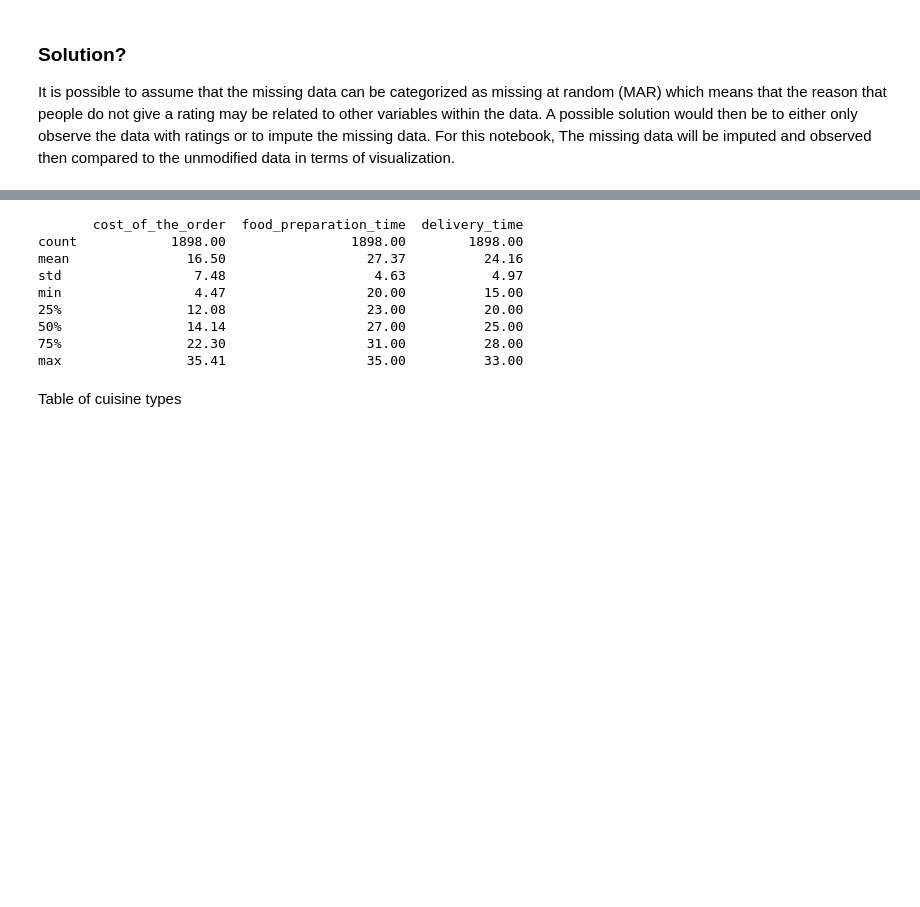
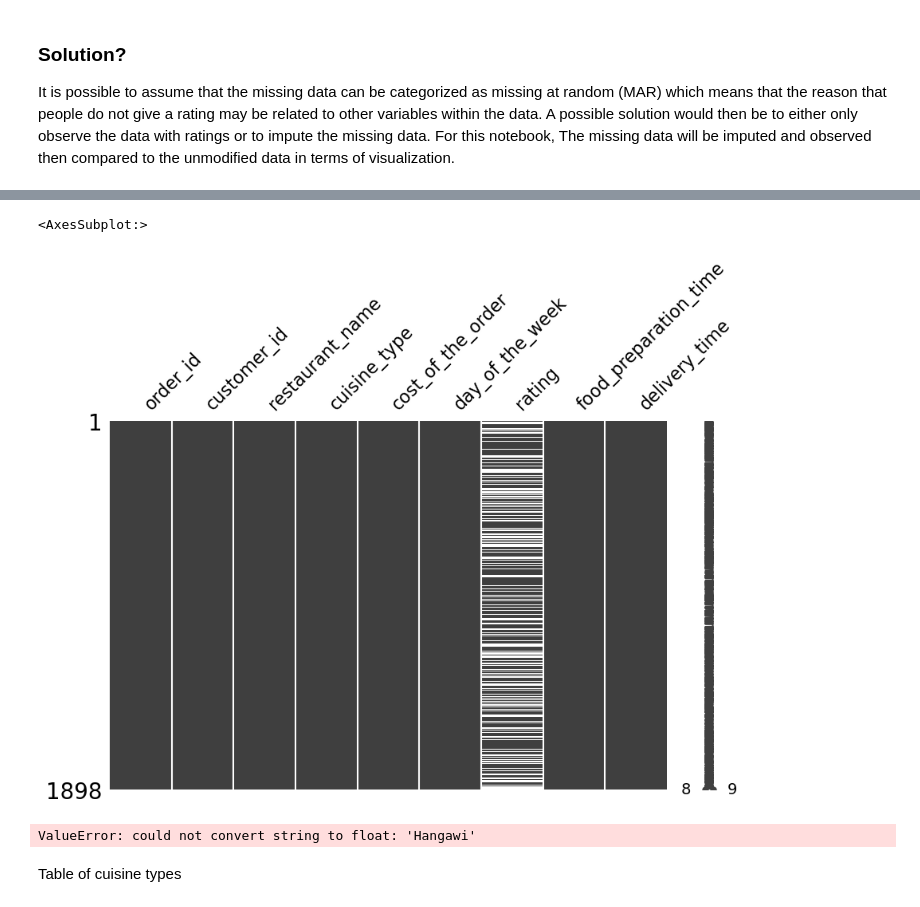
Before and after one commit to JericoEndaya/NYC_restaurants, a Jupyter notebook: nyc_project.ipynb, the cells around one changed output, grey strips where cells are left out. Drawn from its saved outputs; the diff is of its cells as text; code cells hidden in the pictures; blank space fills up the shorter version.

Commit message:
added new dataframe for imputation
converted categorical variables, added multivariate imputation

```diff
--- a/nyc_project.ipynb
+++ b/nyc_project.ipynb
@@ -28,4 +30,4 @@ print("Number of columns: ",column,",and number of rows: ",row)
 # %% [output]
 Number of columns:  9 ,and number of rows:  1898
 # %%
-nyc.dtypes
+nyc.iloc[:, [2,3,5,6]] = nyc.iloc[:, [2,3,5,6]].astype('category')
@@ -78,4 +67,6 @@ A quote from Himanshu Khanna, CEO of Sparklin, states that "Personality, mood, e
 ### Solution?
 It is possible to assume that the missing data can be categorized as missing at random (MAR) which means that the reason that people do not give a rating may be related to other variables within the data. A possible solution would then be to either only observe the data with ratings or to impute the missing data. For this notebook, The missing data will be imputed and observed then compared to the unmodified data in terms of visualization.
 # %%
-Imputation
+#replace "Not Given" with NA
+nyc_imp = nyc
+nyc_imp = nyc_imp.replace('Not given', np.nan)
@@ -81,0 +87,6 @@ Imputation
+# %%
+#visualizing missing data
+msno.matrix(nyc_imp, figsize=(10, 6))
+# %% [output]
+<AxesSubplot:>
+[figure, added]
@@ -82,16 +96,14 @@ Imputation
+# %%
+#Use multivariate imputation
+from sklearn.experimental import enable_iterative_imputer
+from sklearn.impute import IterativeImputer
+imputer = IterativeImputer(max_iter=10, random_state=123)
+nyc_imp.iloc[:, [2,3,4,5,7,8]] = imputer.fit_transform(nyc_imp.iloc[:, [2,3,4,5,7,8]])
+# %% [output]
+ValueError: could not convert string to float: 'Hangawi'
 # %%
 #find summary statistics
 print(nyc.loc[:,~nyc.columns.isin(['order_id','customer_id'])].describe().round(2))
-# %% [output]
-       cost_of_the_order  food_preparation_time  delivery_time
-count            1898.00                1898.00        1898.00
-mean               16.50                  27.37          24.16
-std                 7.48                   4.63           4.97
-min                 4.47                  20.00          15.00
-25%                12.08                  23.00          20.00
-50%                14.14                  27.00          25.00
-75%                22.30                  31.00          28.00
-max                35.41                  35.00          33.00
 # %% [markdown]
 Table of cuisine types
 # %%
```
Also changed, not shown: parts of 9 cells of this notebook.
